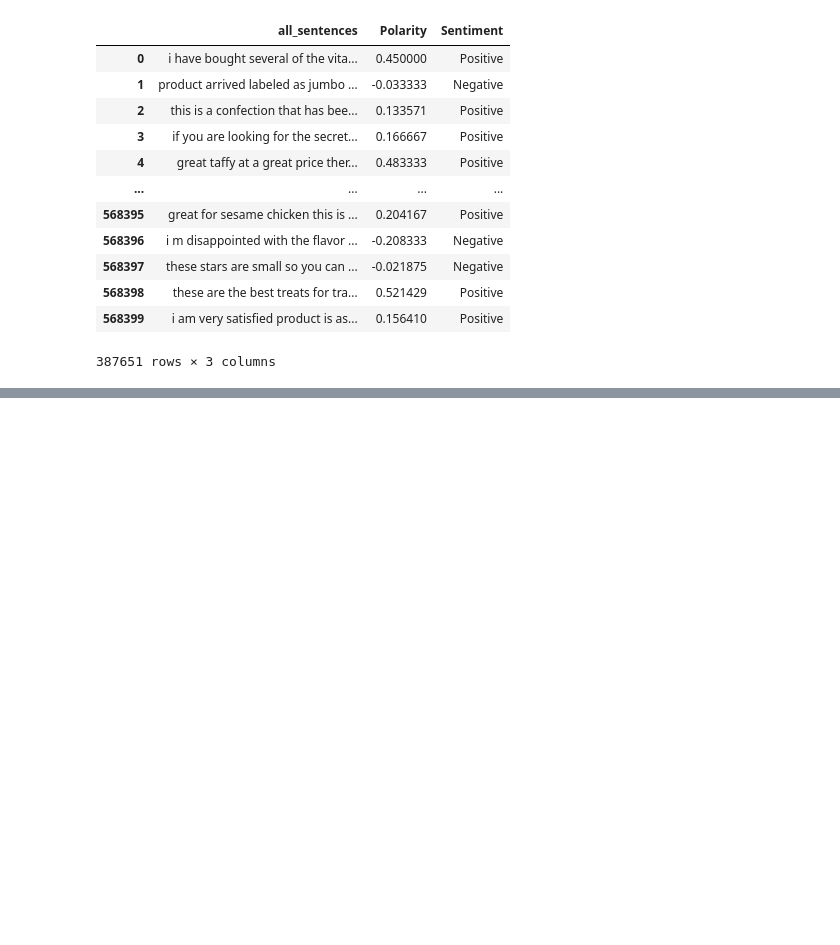
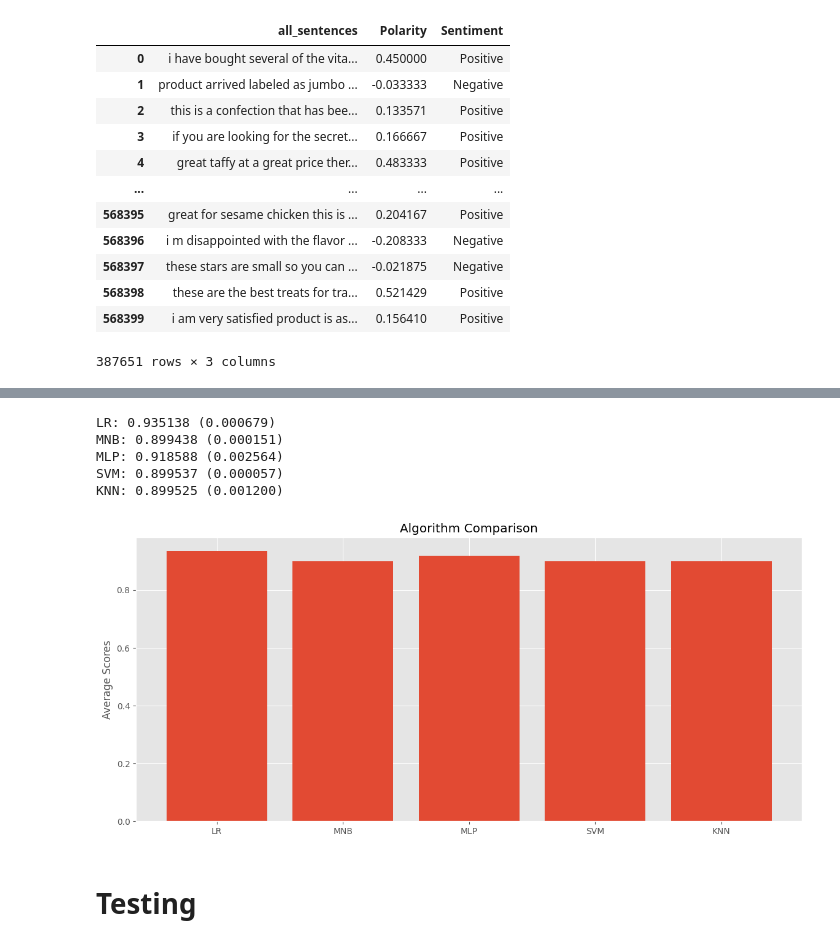
Before and after one commit to cosekort/Project-4, a Jupyter notebook: amazon_review.ipynb, the cells around one changed output, grey strips where cells are left out. Saved outputs shown, nothing was run; the diff lists cells and outputs as text; code cells hidden in the pictures; blank space fills up the shorter version.

```diff
--- a/amazon_review.ipynb
+++ b/amazon_review.ipynb
@@ -579,3 +566,9 @@ df_sentences
 | 568398 | these are the best treats for tra... | 0.521429 | Positive |
 | 568399 | i am very satisfied product is as... | 0.156410 | Positive |
 387651 rows × 3 columns
+# %%
+
+#taking the first 200000 of the dtatframe for the sake of run time
+
+df_sentences = df_sentences.iloc[:100000]
+df_sentences
@@ -597,9 +604,9 @@ X_train.shape,X_test.shape, y_train.shape,y_test.shape
 models = []
 models.append(('LR', LogisticRegression(solver="saga", multi_class="auto")))
 models.append(("MNB", MultinomialNB()))
-models.append(('KNN', KNeighborsClassifier()))
 models.append(("MLP", MLPClassifier(hidden_layer_sizes=(10, ), activation="relu", random_state=0)))
 models.append(('SVM', SVC(gamma='auto')))
+models.append(('KNN', KNeighborsClassifier()))
 
 # evaluate each model in turn
 results = []
@@ -610,16 +617,27 @@ for name, model in models:
     results.append(cv_results)
     names.append(name)
     print('%s: %f (%f)' % (name, cv_results.mean(), cv_results.std()))
+# %% [output]
+LR: 0.935138 (0.000679)
+MNB: 0.899438 (0.000151)
+MLP: 0.918588 (0.002564)
+SVM: 0.899537 (0.000057)
+KNN: 0.899525 (0.001200)
 # %%
 import numpy as np
 import matplotlib.pyplot as pyplot
 
 # Calculate mean scores for each algorithm if 'results' is a list of lists
 mean_scores = [np.mean(r) for r in results]
 
 positions = range(len(names))
 
-pyplot.bar(positions, mean to_scores, tick_label=names)
+pyplot.bar(positions, mean_scores, tick_label=names)
 pyplot.title('Algorithm Comparison')
 pyplot.ylabel('Average Scores')
+plt.savefig('static/images/algorithm_comparison.png', dpi=150)
 pyplot.show()
+# %% [output]
+[figure, added]
+# %% [markdown]
+# Testing
```
Also changed, not shown: parts of 47 cells of this notebook.
